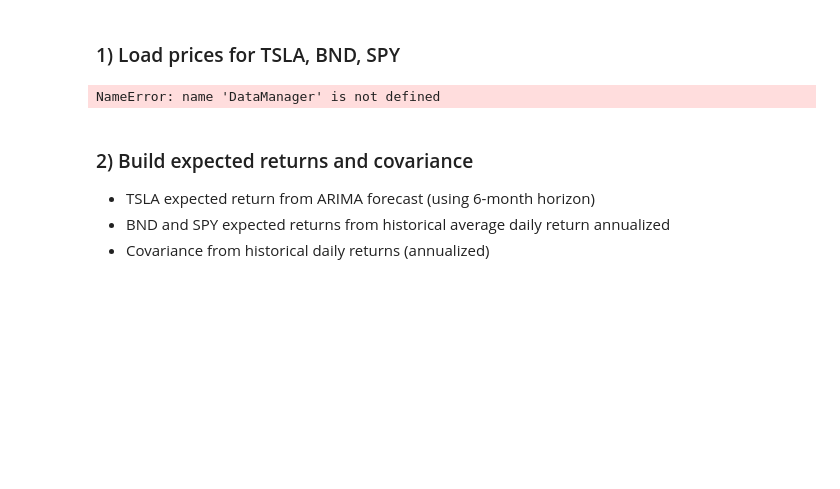
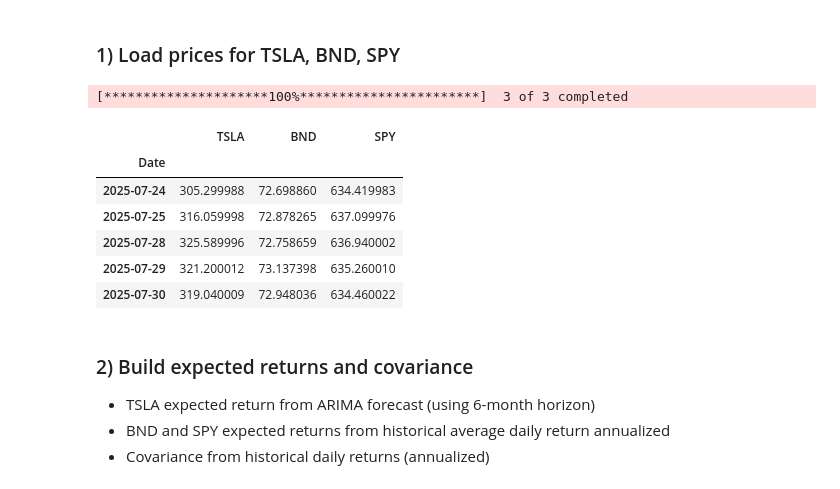
Before and after one commit to GetachewGanfur/Time-Series-Forecasting-for-Portfolio-Management-Optimization-Week11, a Jupyter notebook: notebooks/task4_portfolio_optimization.ipynb, the cells around one changed output. Saved outputs shown, nothing was run; the diff lists cells and outputs as text; code cells hidden in the pictures; blank space fills up the shorter version.

```diff
--- a/notebooks/task4_portfolio_optimization.ipynb
+++ b/notebooks/task4_portfolio_optimization.ipynb
@@ -24,21 +23,66 @@ ModuleNotFoundError: No module named 'src'
 # %% [markdown]
 ### 1) Load prices for TSLA, BND, SPY
-# %%
-START_DATE = '2015-07-01'
-END_DATE = '2025-07-31'
-TICKERS = ['TSLA', 'BND', 'SPY']
-
-# Load from yfinance via DataManager
-dm = DataManager(data_source='yfinance')
-raw = dm.fetch_data(TICKERS, start_date=START_DATE, end_date=END_DATE, frequency='1d')
-prices = pd.DataFrame({
-    'TSLA': raw['TSLA']['Adj Close'],
-    'BND': raw['BND']['Adj Close'],
-    'SPY': raw['SPY']['Adj Close'],
-}).dropna()
-prices.tail()
-# %% [output]
-NameError: name 'DataManager' is not defined
+# %%
+START_DATE = '2015-07-01'
+END_DATE = '2025-07-31'
+TICKERS = ['TSLA', 'BND', 'SPY']
+
+# Helper to extract close price regardless of yfinance or pandas_datareader format
+def extract_close_prices(raw, tickers):
+    """
+    Extracts the 'Close' price for each ticker from a MultiIndex or single-level DataFrame.
+    Tries 'Adj Close' first, then falls back to 'Close'.
+    """
+    # If columns are MultiIndex, try both 'Adj Close' and 'Close'
+    if isinstance(raw.columns, pd.MultiIndex):
+        close_level = None
+        for candidate in ['Close', 'Close']:
+            if candidate in raw.columns.get_level_values(0):
+                close_level = candidate
+                break
+            if candidate in raw.columns.get_level_values(-1):
+                close_level = candidate
+                break
+        if close_level is None:
+            # Try as second level (yfinance: (field, ticker)), else as first level (pandas_datareader: (ticker, field))
+            for candidate in ['Close', 'Close']:
+                if candidate in raw.columns.get_level_values(1):
+                    close_level = candidate
+                    break
+        if close_level is None:
+            raise KeyError("Neither 'Close' nor 'Close' found in MultiIndex columns.")
+        # Try both possible MultiIndex layouts
+        try:
+            # yfinance: (field, ticker)
+            return pd.DataFrame({t: raw[(close_level, t)] for t in tickers})
+        except KeyError:
+            # pandas_datareader: (ticker, field)
+            return pd.DataFrame({t: raw[(t, close_level)] for t in tickers})
+    else:
+        # Single-level columns: try 'Adj Close' then 'Close'
+        for candidate in ['Close', 'Close']:
+            if candidate in raw.columns:
+                return pd.DataFrame({t: raw[candidate][t] for t in tickers})
+        raise KeyError("Neither 'Close' nor 'Close' found in columns.")
+
+# Load from yfinance via DataManager
+dm = DataManager(data_source='yfinance')
+raw = dm.fetch_data(TICKERS, start_date=START_DATE, end_date=END_DATE, frequency='1d')
+prices = pd.DataFrame({
+    'TSLA': raw['Close']['TSLA'],
+    'BND': raw['Close']['BND'],
+    'SPY': raw['Close']['SPY'],
+}).dropna()
+prices.tail()
+# %% [output]
+[*********************100%***********************]  3 of 3 completed
+|  | TSLA | BND | SPY |
+| Date |  |  |  |
+| 2025-07-24 | 305.299988 | 72.698860 | 634.419983 |
+| 2025-07-25 | 316.059998 | 72.878265 | 637.099976 |
+| 2025-07-28 | 325.589996 | 72.758659 | 636.940002 |
+| 2025-07-29 | 321.200012 | 73.137398 | 635.260010 |
+| 2025-07-30 | 319.040009 | 72.948036 | 634.460022 |
 # %% [markdown]
 ### 2) Build expected returns and covariance
 
```
Also changed, not shown: parts of 6 cells of this notebook.
